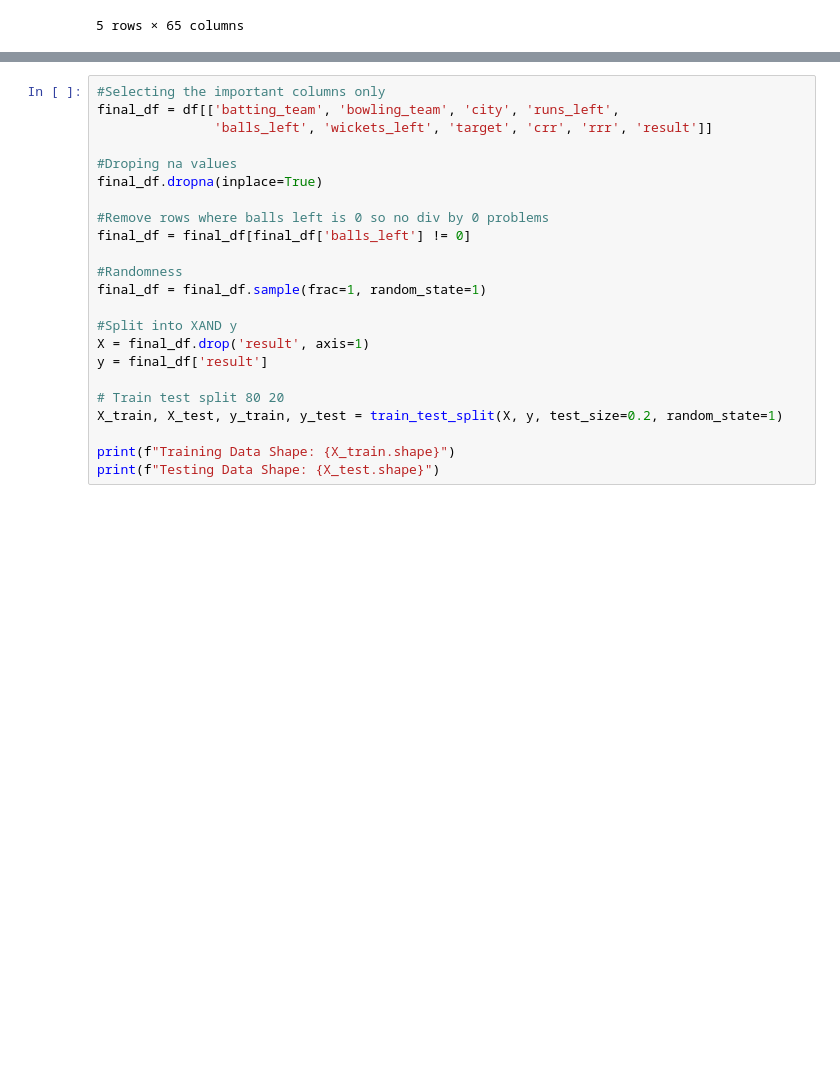
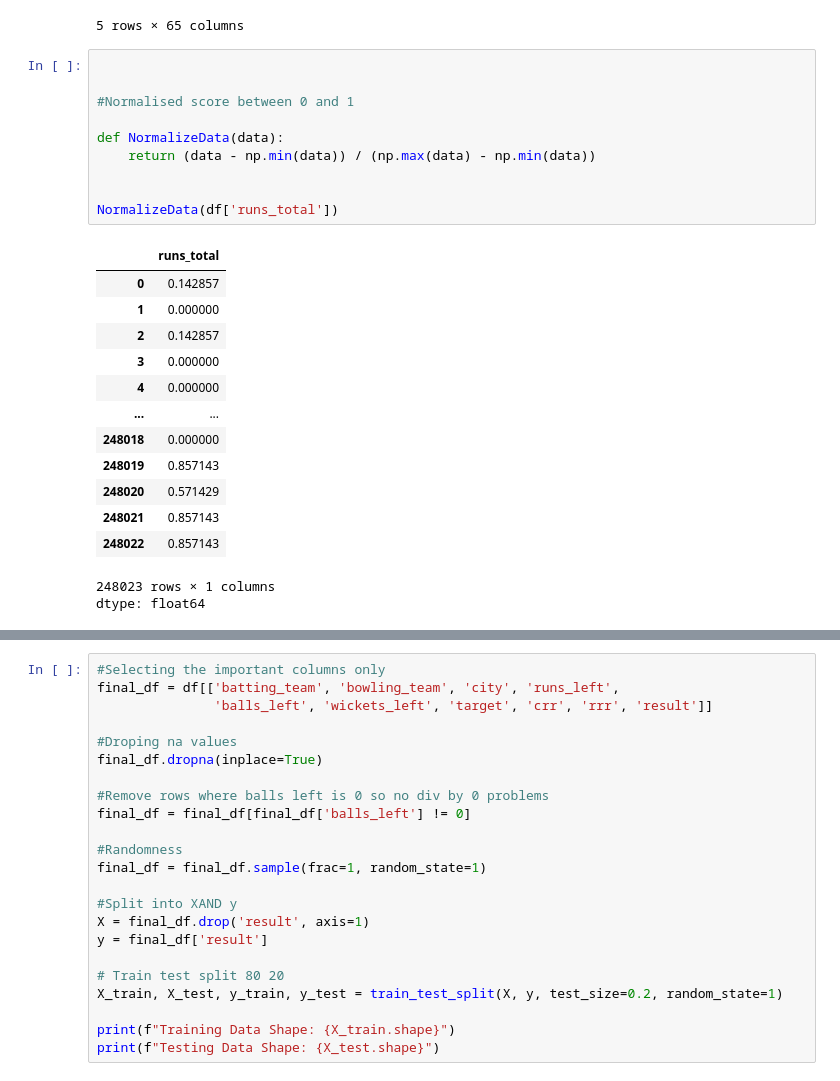
Before and after one commit to LarshVakil/ipl-match-prediction, a Jupyter notebook: FinalIPLPredicition.ipynb, the cells around one changed output, grey strips where cells are left out. Drawn from its saved outputs; the diff is of its cells as text; blank space fills up the shorter version.

```diff
--- a/FinalIPLPredicition.ipynb
+++ b/FinalIPLPredicition.ipynb
@@ -116,4 +116,29 @@ df.head()
 | 3 | 131973 | 335982 | 2008-04-18 | T20 | Indian Premier League | 1 | Kolkata Knight Riders | Royal Challengers Bengaluru | 0 | ... |
 | 4 | 131974 | 335982 | 2008-04-18 | T20 | Indian Premier League | 1 | Kolkata Knight Riders | Royal Challengers Bengaluru | 0 | ... |
 5 rows × 65 columns
+# %%
+
+
+#Normalised score between 0 and 1
+
+def NormalizeData(data):
+    return (data - np.min(data)) / (np.max(data) - np.min(data))
+
+
+NormalizeData(df['runs_total'])
+# %% [output]
+|  | runs_total |
+| 0 | 0.142857 |
+| 1 | 0.000000 |
+| 2 | 0.142857 |
+| 3 | 0.000000 |
+| 4 | 0.000000 |
+| ... | ... |
+| 248018 | 0.000000 |
+| 248019 | 0.857143 |
+| 248020 | 0.571429 |
+| 248021 | 0.857143 |
+| 248022 | 0.857143 |
+248023 rows × 1 columns
+dtype: float64
 # %%
```
Also changed, not shown: parts of 4 cells of this notebook.
